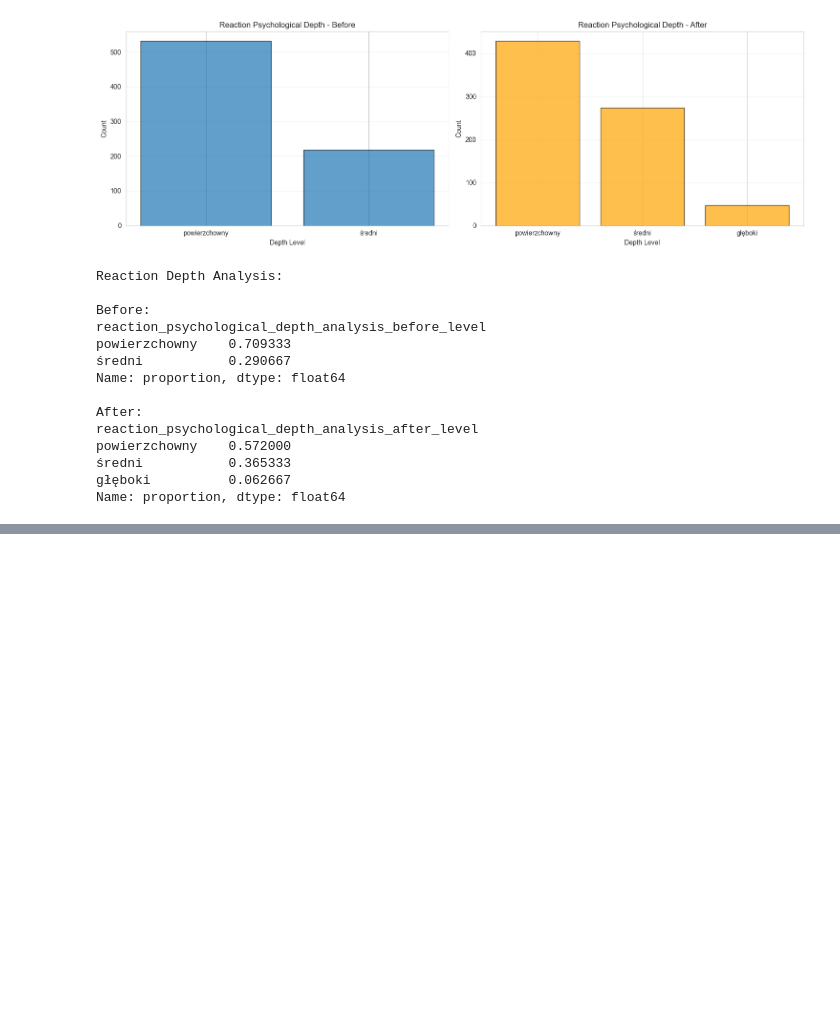
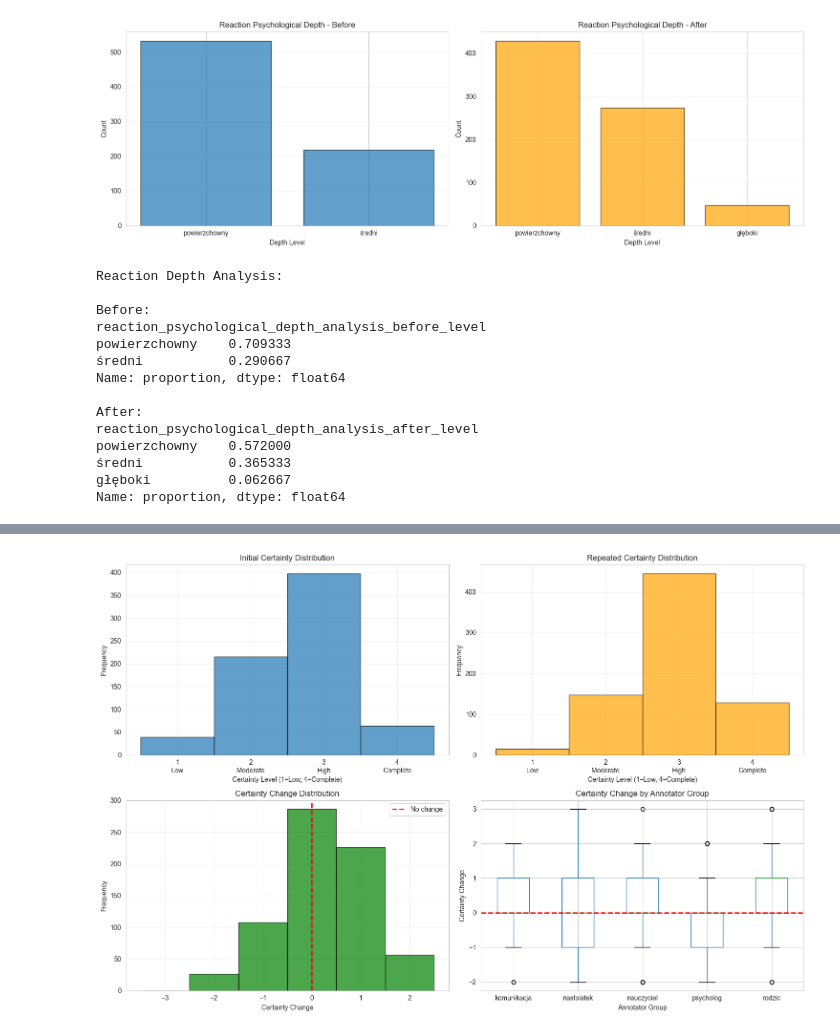
Before and after one commit to zgv5tb99wn/social-influence, a Jupyter notebook: social_influence/experiments/annotators_competences/analysis_notebook.ipynb, the cells around one changed output, grey strips where cells are left out. Drawn from its saved outputs; the diff is of its cells as text; code cells hidden in the pictures; blank space fills up the shorter version.

```diff
--- a/social_influence/experiments/annotators_competences/analysis_notebook.ipynb
+++ b/social_influence/experiments/annotators_competences/analysis_notebook.ipynb
@@ -286,5 +257,4 @@ plt.show()
 # %%
-# Scatter plot: Reaction vs Intention quality changes
 fig, ax = plt.subplots(figsize=(10, 8))
 
 scatter = ax.scatter(
@@ -307,7 +277,6 @@ ax.set_title('Reaction vs Intention Quality Changes')
 ax.grid(alpha=0.3)
 ax.legend()
 
-# Add colorbar for groups
 cbar = plt.colorbar(scatter, ax=ax)
 cbar.set_label('Annotator Group')
 
@@ -318,14 +287,6 @@ plt.show()
 correlation = df[['reaction_evolution_assessment_quality_change',
                   'intention_evolution_assessment_quality_change']].corr().iloc[0, 1]
 print(f"Correlation between Reaction and Intention quality changes: {correlation:.3f}")
-
-# Test for significant difference
-t_stat, p_value = stats.ttest_rel(
-    df['reaction_evolution_assessment_quality_change'].dropna(),
-    df['intention_evolution_assessment_quality_change'].dropna()
-)
-print(f"\nPaired t-test: t={t_stat:.3f}, p={p_value:.4f}")
-print(f"Mean difference: {df['reaction_evolution_assessment_quality_change'].mean() - df['intention_evolution_assessment_quality_change'].mean():.3f}")
 # %% [output]
 [figure]
 Correlation between Reaction and Intention quality changes: 0.204
@@ -1067,0 +647,76 @@ print("Pairwise intention t-test results saved to 'pairwise_intention_ttest_resu
+# %%
+# Ensure certainty values are numeric and certainty_change column exists
+if df['first_question_10_certainty'].dtype == 'object':
+    certainty_mapping = {
+        'Niska pewność': 1,
+        'Umiarkowana pewność': 2,
+        'Wysoka pewność': 3,
+        'Całkowita pewność': 4
+    }
+    df['first_question_10_certainty'] = df['first_question_10_certainty'].map(certainty_mapping)
+    df['repeated_question_10_certainty'] = df['repeated_question_10_certainty'].map(certainty_mapping)
+
+if 'certainty_change' not in df.columns:
+    df['certainty_change'] = df['repeated_question_10_certainty'] - df['first_question_10_certainty']
+
+fig, axes = plt.subplots(2, 2, figsize=(15, 10))
+
+# First certainty distribution
+axes[0, 0].hist(df['first_question_10_certainty'].dropna(), bins=range(1, 6), edgecolor='black', alpha=0.7, align='left')
+axes[0, 0].set_xlabel('Certainty Level (1=Low, 4=Complete)')
+axes[0, 0].set_ylabel('Frequency')
+axes[0, 0].set_title('Initial Certainty Distribution')
+axes[0, 0].set_xticks([1, 2, 3, 4])
+axes[0, 0].set_xticklabels(['1\nLow', '2\nModerate', '3\nHigh', '4\nComplete'])
+axes[0, 0].grid(alpha=0.3)
+
+# Repeated certainty distribution
+axes[0, 1].hist(df['repeated_question_10_certainty'].dropna(), bins=range(1, 6), edgecolor='black', alpha=0.7, color='orange', align='left')
+axes[0, 1].set_xlabel('Certainty Level (1=Low, 4=Complete)')
+axes[0, 1].set_ylabel('Frequency')
+axes[0, 1].set_title('Repeated Certainty Distribution')
+axes[0, 1].set_xticks([1, 2, 3, 4])
+axes[0, 1].set_xticklabels(['1\nLow', '2\nModerate', '3\nHigh', '4\nComplete'])
+axes[0, 1].grid(alpha=0.3)
+
+# Certainty change
+axes[1, 0].hist(df['certainty_change'].dropna(), bins=range(-3, 4), edgecolor='black', alpha=0.7, color='green', align='left')
+axes[1, 0].axvline(0, color='red', linestyle='--', linewidth=2, label='No change')
+axes[1, 0].set_xlabel('Certainty Change')
+axes[1, 0].set_ylabel('Frequency')
+axes[1, 0].set_title('Certainty Change Distribution')
+axes[1, 0].legend()
+axes[1, 0].grid(alpha=0.3)
+
+# Certainty change by group
+df.boxplot(column='certainty_change', by='annotator_group', ax=axes[1, 1])
+axes[1, 1].set_xlabel('Annotator Group')
+axes[1, 1].set_ylabel('Certainty Change')
+axes[1, 1].set_title('Certainty Change by Annotator Group')
+axes[1, 1].axhline(0, color='red', linestyle='--', linewidth=2)
+plt.suptitle('')  # Remove automatic title
+
+plt.tight_layout()
+plt.show()
+
+print("Certainty Statistics:")
+print(f"Initial certainty: {df['first_question_10_certainty'].mean():.2f} ± {df['first_question_10_certainty'].std():.2f}")
+print(f"Repeated certainty: {df['repeated_question_10_certainty'].mean():.2f} ± {df['repeated_question_10_certainty'].std():.2f}")
+print(f"Mean certainty change: {df['certainty_change'].mean():.2f}")
+print(f"\nCertainty change rates:")
+print(f"  Increased: {(df['certainty_change'] > 0).sum()} ({(df['certainty_change'] > 0).mean():.1%})")
+print(f"  Decreased: {(df['certainty_change'] < 0).sum()} ({(df['certainty_change'] < 0).mean():.1%})")
+print(f"  No change: {(df['certainty_change'] == 0).sum()} ({(df['certainty_change'] == 0).mean():.1%})")
+
+# Test for significant change
+valid_pairs = df[['first_question_10_certainty', 'repeated_question_10_certainty']].dropna()
+if len(valid_pairs) > 0:
+    t_stat, p_value = stats.ttest_rel(valid_pairs['first_question_10_certainty'],
+                                      valid_pairs['repeated_question_10_certainty'])
+    print(f"\nPaired t-test: t={t_stat:.3f}, p={p_value:.4f}")
+    if p_value < 0.05:
+        print("  Result: Significant change in certainty (p < 0.05)")
+    else:
+        print("  Result: No significant change in certainty (p >= 0.05)")
+# %% [output]
+[figure, added]
```
Also changed, not shown: parts of 44 cells of this notebook.
